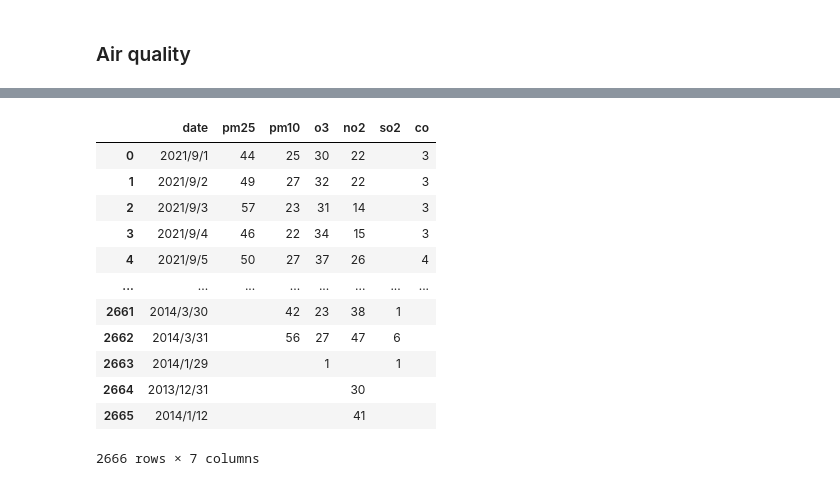
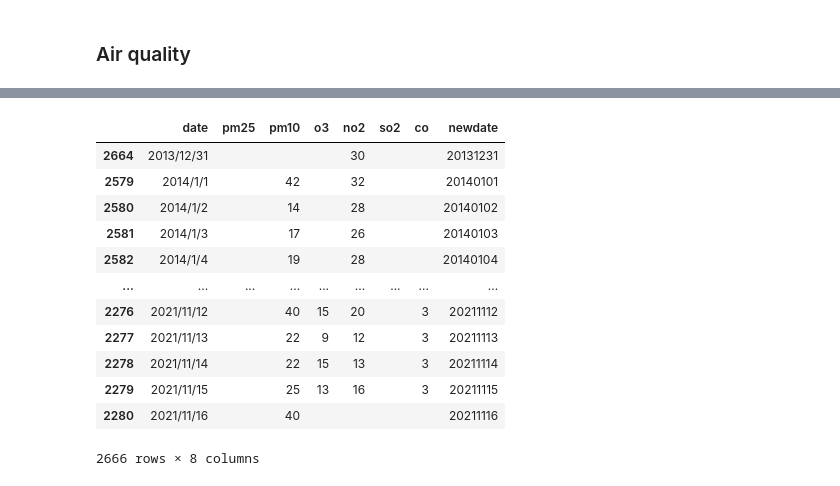
Before and after one commit to ClauCarloni/data_final_project, a Jupyter notebook: dutch_daily_weather_data.ipynb, the cells around one changed output, grey strips where cells are left out. Cells and saved outputs as stored; diff of their text form; code cells hidden in the pictures.

```diff
--- a/dutch_daily_weather_data.ipynb
+++ b/dutch_daily_weather_data.ipynb
@@ -36,20 +99,34 @@ weather
 # %%
 air_quality = pd.read_csv(r'C:\Users\claud\data_final_project\Usefull\amsterdam-air-quality.csv')
-air_quality
-# %% [output]
-|  | date | pm25 | pm10 | o3 | no2 | so2 | co |
-| 0 | 2021/9/1 | 44 | 25 | 30 | 22 |  | 3 |
-| 1 | 2021/9/2 | 49 | 27 | 32 | 22 |  | 3 |
-| 2 | 2021/9/3 | 57 | 23 | 31 | 14 |  | 3 |
-| 3 | 2021/9/4 | 46 | 22 | 34 | 15 |  | 3 |
-| 4 | 2021/9/5 | 50 | 27 | 37 | 26 |  | 4 |
-| ... | ... | ... | ... | ... | ... | ... | ... |
-| 2661 | 2014/3/30 |  | 42 | 23 | 38 | 1 |  |
-| 2662 | 2014/3/31 |  | 56 | 27 | 47 | 6 |  |
-| 2663 | 2014/1/29 |  |  | 1 |  | 1 |  |
-| 2664 | 2013/12/31 |  |  |  | 30 |  |  |
-| 2665 | 2014/1/12 |  |  |  | 41 |  |  |
-2666 rows × 7 columns
+# %%
+newdate = []
+
+for i in air_quality['date']:
+    a = i.split('/')
+    year = "{:04d}".format(int(a[0]))
+    month = "{:02d}".format(int(a[1]))
+    day = "{:02d}".format(int(a[2]))
+    b = year + month + day
+    newdate.append(b)
+
+air_quality['newdate'] = newdate
+# %%
+air_quality = air_quality.sort_values(by=['newdate'], ascending=True)
+air_quality
+# %% [output]
+|  | date | pm25 | pm10 | o3 | no2 | so2 | co | newdate |
+| 2664 | 2013/12/31 |  |  |  | 30 |  |  | 20131231 |
+| 2579 | 2014/1/1 |  | 42 |  | 32 |  |  | 20140101 |
+| 2580 | 2014/1/2 |  | 14 |  | 28 |  |  | 20140102 |
+| 2581 | 2014/1/3 |  | 17 |  | 26 |  |  | 20140103 |
+| 2582 | 2014/1/4 |  | 19 |  | 28 |  |  | 20140104 |
+| ... | ... | ... | ... | ... | ... | ... | ... | ... |
+| 2276 | 2021/11/12 |  | 40 | 15 | 20 |  | 3 | 20211112 |
+| 2277 | 2021/11/13 |  | 22 | 9 | 12 |  | 3 | 20211113 |
+| 2278 | 2021/11/14 |  | 22 | 15 | 13 |  | 3 | 20211114 |
+| 2279 | 2021/11/15 |  | 25 | 13 | 16 |  | 3 | 20211115 |
+| 2280 | 2021/11/16 |  | 40 |  |  |  |  | 20211116 |
+2666 rows × 8 columns
 # %%
 air_quality.dtypes
 # %% [output]
```
Also changed, not shown: parts of 9 cells of this notebook, 12 other files.
